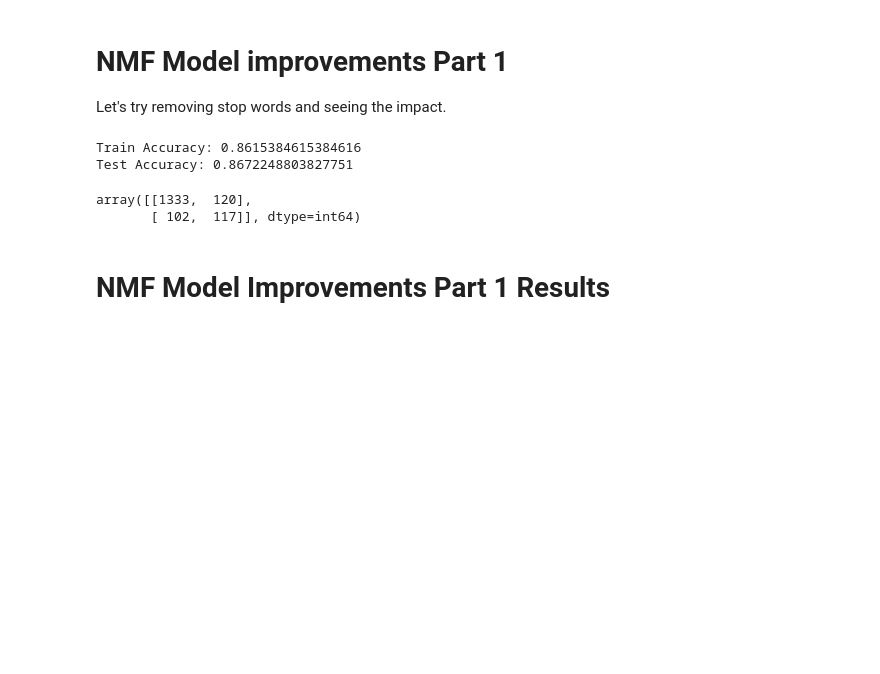
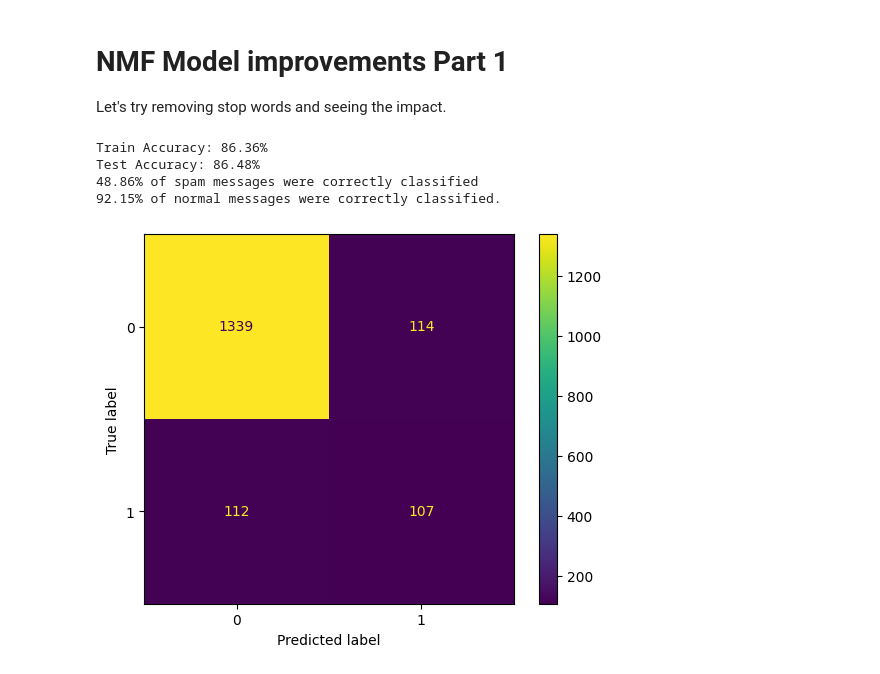
Before and after one commit to nsxydis/final-project, a Jupyter notebook: spamham.ipynb, the cells around one changed output. Cells and saved outputs as stored; diff of their text form; code cells hidden in the pictures; blank space fills up the shorter version.

```diff
--- a/spamham.ipynb
+++ b/spamham.ipynb
@@ -251,12 +282,11 @@ dfImproved = df.with_columns(pl.col('text').apply(lambda x: stopWords(x)))
 # %%
 nmf = spamhamNMF(dfImproved)
 nmf.train()
 nmf.test()
-confusion_matrix(nmf.y_test, nmf.ypTest)
+results(nmf.y_test, nmf.ypTest)
 # %% [output]
-Train Accuracy: 0.8615384615384616
-Test Accuracy: 0.8672248803827751
+Train Accuracy: 86.36%
+Test Accuracy: 86.48%
+48.86% of spam messages were correctly classified
+92.15% of normal messages were correctly classified.
-array([[1333,  120],
-       [ 102,  117]], dtype=int64)
+[figure, added]
-# %% [markdown]
-# NMF Model Improvements Part 1 Results
```
Also changed, not shown: parts of 34 cells of this notebook, 3 other files.
